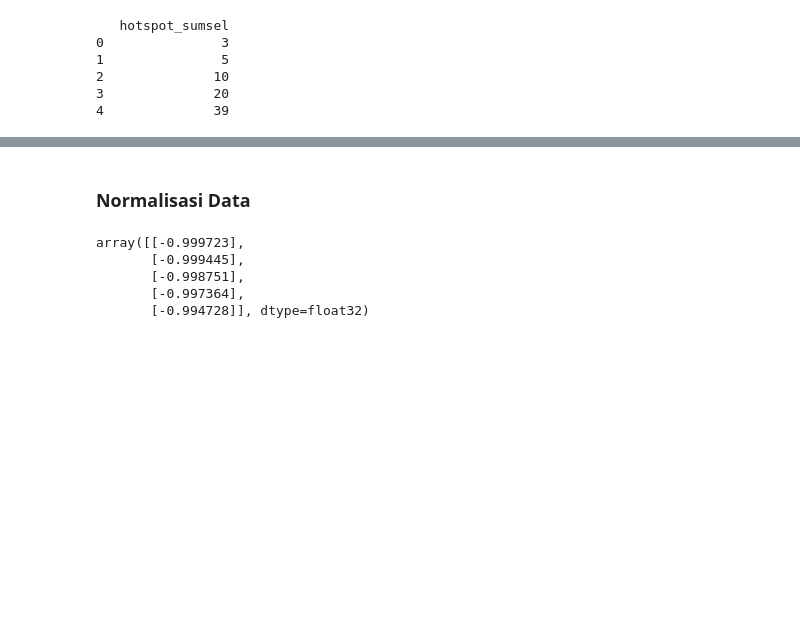
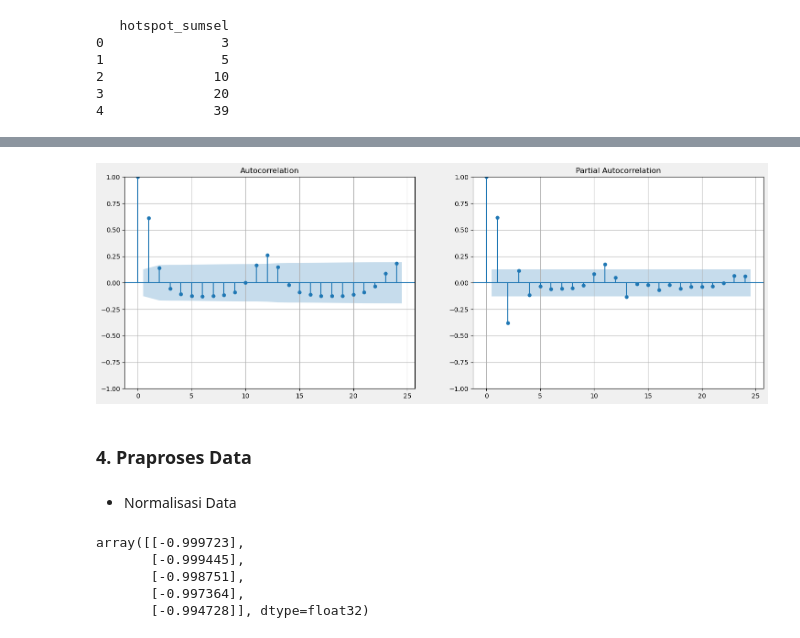
Before and after one commit to kusin/tensorflow-hotspot-v1, a Jupyter notebook: lstm-rnn-percobaan1.ipynb, the cells around one changed output, grey strips where cells are left out. Cells and saved outputs as stored; diff of their text form; code cells hidden in the pictures; blank space fills up the shorter version.

```diff
--- a/lstm-rnn-percobaan1.ipynb
+++ b/lstm-rnn-percobaan1.ipynb
@@ -147,20 +153,24 @@ plt.show()
 # %%
-# # code autocorrelation
-# # membuat frame
-# fig, ax= plt.subplots(nrows=1, ncols=2, facecolor="#F0F0F0", figsize = (20,5))
+# code autocorrelation
+# membuat frame
+fig, ax= plt.subplots(nrows=1, ncols=2, facecolor="#F0F0F0", figsize = (18,6))
 
-# # plot acf
-# plot_acf(df_sumsel, lags=24, ax=ax[0])
-# ax[0].grid(True)
+# plot acf
+plot_acf(df_sumsel, lags=24, ax=ax[0])
+ax[0].grid(True)
 
-# # plot pacf
-# plot_pacf(df_sumsel,lags=24, ax=ax[1])
-# ax[1].grid(True)
+# plot pacf
+plot_pacf(df_sumsel,lags=24, ax=ax[1], method="yw")
+ax[1].grid(True)
 
-# # menampilkan plot acf dan pacf
-# plt.show()
+# menampilkan plot acf dan pacf
+plt.show()
+# %% [output]
+[figure, added]
+# %% [markdown]
+### 4. Praproses Data
 # %% [markdown]
-### Normalisasi Data
+- Normalisasi Data
 # %%
 # normalize features
 scaler = MinMaxScaler(feature_range=(-1, 1))
```
Also changed, not shown: parts of 13 cells of this notebook, 7 other files.
